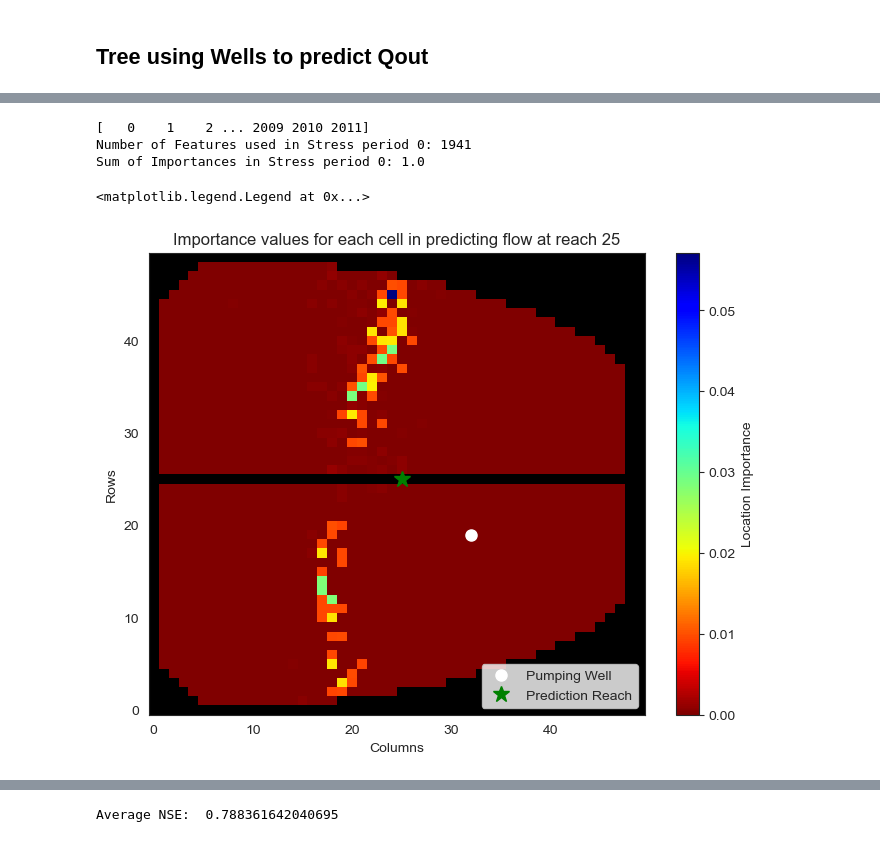
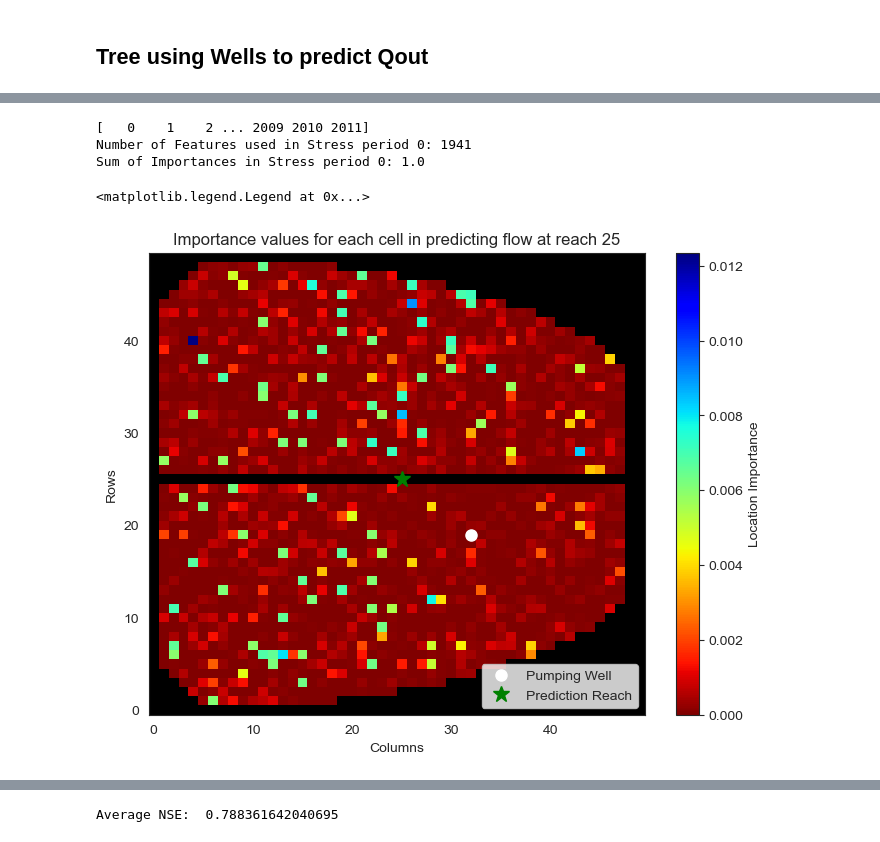
Before and after one commit to davermurray/mf-trees, a Jupyter notebook: ModflowSfrTree_JustWellTrees.ipynb, the cells around one changed output, grey strips where cells are left out. Saved outputs shown, nothing was run; the diff lists cells and outputs as text; code cells hidden in the pictures.

```diff
--- a/ModflowSfrTree_JustWellTrees.ipynb
+++ b/ModflowSfrTree_JustWellTrees.ipynb
@@ -287,7 +326,7 @@ plt.xlabel('Reach Number')
 # %% [markdown]
 ## Now for the Modflow Cell Heads
 # %%
-ibound = np.loadtxt('ibound_lyr1.txt')
+ibound = np.loadtxt('base/ibound_lyr1.txt')
 all_well_loc = np.asarray(np.where(ibound == 1)).T
 print(all_well_loc) #nrow,ncol
 # %% [output]
@@ -684,41 +747,47 @@ dtype: float64
 t0 = time.time()
 n = 100
 
+#Splitter is random and max features is set to 1, note that 1.0 is all in the new Sklearn so this is a little confusing
+best_pars_dt_rand = {'splitter': 'best', 'min_samples_split': 15, 'min_samples_leaf': 2, 'min_impurity_decrease': 35, 'max_leaf_nodes': 263, 'max_features': 1, 'max_depth': 7, 'criterion': 'friedman_mse'}
+
 PredList = []
-NSEList = []
-KGEList = []
-importanceList = []
+#NSEList = []
+metrics_ls_random = []
+#importanceList = []
 depthlist = []
 
 new_zone_q = ReachQdf.loc[well_head_noRiv.index]
-rn = 25
+#rn = 25
+
+imp_df_rand = pd.DataFrame(index = well_head_noRiv.columns.astype('int'))
 
 for i in range(n):
     well_sample = well_head_noRiv#.sample(frac = 1, axis = 1)
     X_train, X_test, y_train, y_test = train_test_split(well_head_noRiv, new_zone_q[rn], test_size=0.2) #random_state=1) #changed the random state to 1 - 2/27/23
     # Create Random Forest Object
-    Tree = ExtraTreeRegressor(**best_pars_dt, max_features = 1)
-    )
-
+    RandTree = ExtraTreeRegressor(**best_pars_dt_rand)
     # Train Decision Tree Classifer
-    Tree = Tree.fit(X_train,y_train)
+    RandTree = RandTree.fit(X_train,y_train)
 
     #Predict the response for test dataset
-    y_pred = Tree.predict(X_test)
+    y_pred = RandTree.predict(X_test)
     PredList.append(y_pred)
-    NSEList.append(NSE(y_pred, y_test))
-    KGEList.append(kge(y_pred, y_test))
-    depthlist.append(Tree.get_depth())
+    #NSEList.append(NSE(y_pred, y_test))
+    metrics_ls_random.append(metrics(y_test, y_pred))
+    depthlist.append(RandTree.get_depth())
     #feature importance
-    importanceList.append(Tree.feature_importances_)
+    importanceList.append(RandTree.feature_importances_)
+    feat_df_rand = pd.DataFrame(RandTree.feature_importances_, index = RandTree.feature_names_in_.astype('int'))
+    imp_df_rand = imp_df_rand.merge(feat_df_rand.rename(columns={0:i}), left_index=True, right_index = True)
 
 
 
 #well head Tree NSE
 
 #print("RMSE: ", metrics.mean_squared_error(y_test, y_pred, squared=False))
-print("Average NSE: ", np.nanmean(NSEList))
-print("Average KGE: ", np.nanmean(KGEList))
+#print("Average NSE: ", np.nanmean(NSEList))
+#print("Average KGE: ", np.nanmean(KGEList))
+#print(metrics_ls_random)
 print("Average Tree Depth: ", np.mean(depthlist))
 # Plot the results
 
@@ -731,12 +800,12 @@ print('Total time: ' + str(total))
 
 plt.figure()
 plt.scatter(y_test, y_pred)
-outmax = np.max(test_q)
+outmax = np.max(y_test)
 plt.plot([0, outmax], [0, outmax], color='k', linestyle='-')
 
 plt.xlabel("Actual")
 plt.ylabel("Predicted")
-title = "Decision Tree Regression " #Q at reach " + str(rn) +" - NSE: " + str(round(NSEList[-1],2))
+title = "Random Decision Tree" #Q at reach " + str(rn) +" - NSE: " + str(round(NSEList[-1],2))
 plt.title(title)
 #plt.yscale('log')
 #plt.xscale('log')
@@ -760,7 +841,7 @@ n = 100
 #PLotting out the result grid
 #wellmesh = interp2d(kk,gg, wellmesh, kind='cubic')
 #PLotting out the result grid
-dt_total_imp_df = imp_df.sum(axis=1) / n #sum up all the trees and normalize to 1
+dt_total_imp_df = imp_df_rand.sum(axis=1) / n #sum up all the trees and normalize to 1
 #Sum up all the stress periods for each well location
 dt_AllTSimp = dt_total_imp_df.groupby(dt_total_imp_df.index // numTS).sum()
 
@@ -788,34 +869,34 @@ for k in dt_AllTSimp.index:
 
 
 kk = np.arange(0,50)
 gg = np.arange(0,50)
 GG, KK = np.meshgrid(gg,kk)
 
 cmap2 = cm.get_cmap("jet_r")#,lut=20)
 cmap2.set_under("k")
 
 vmax = np.max(dt_AllTSimp)
 #vmax = 0.1
 vmin = np.min(dt_AllTSimp)
 
 plt.figure(figsize=(8,6))
 plt.pcolormesh(KK,GG,wellmesh_dt,vmax = vmax, vmin = vmin, cmap = cmap2, shading='nearest')
 plt.plot(32, 19, marker="o", markersize=8, color="White", linestyle = "None", label="Pumping Well")
 plt.plot(rn, 25, marker="*", markersize=12, color="Green", linestyle = "None",label="Prediction Reach")
 # grid_z0 = griddata(wellmap[:1], wellmap[2], (KK, GG), method='nearest')
 #plt.show()
 #plt.imshow(wellmesh, cmap='RdBu')
 plt.colorbar(label = "Location Importance")
 plt.xlabel('Columns')
 plt.ylabel('Rows')
 plt.title('Importance values for each cell in predicting flow at reach ' + str(rn))
 plt.legend(loc="lower right")
 # %% [output]
 [   0    1    2 ... 2009 2010 2011]
 Number of Features used in Stress period 0: 1941
 Sum of Importances in Stress period 0: 1.0
 <matplotlib.legend.Legend at 0x...>
-[figure, old version]
+[figure, new version]
 # %%
 mostImportant = dt_total_imp_df.sort_values(ascending=False)[:5]
 print(len(mostImportant.index))
```
Also changed, not shown: parts of 32 cells of this notebook.
